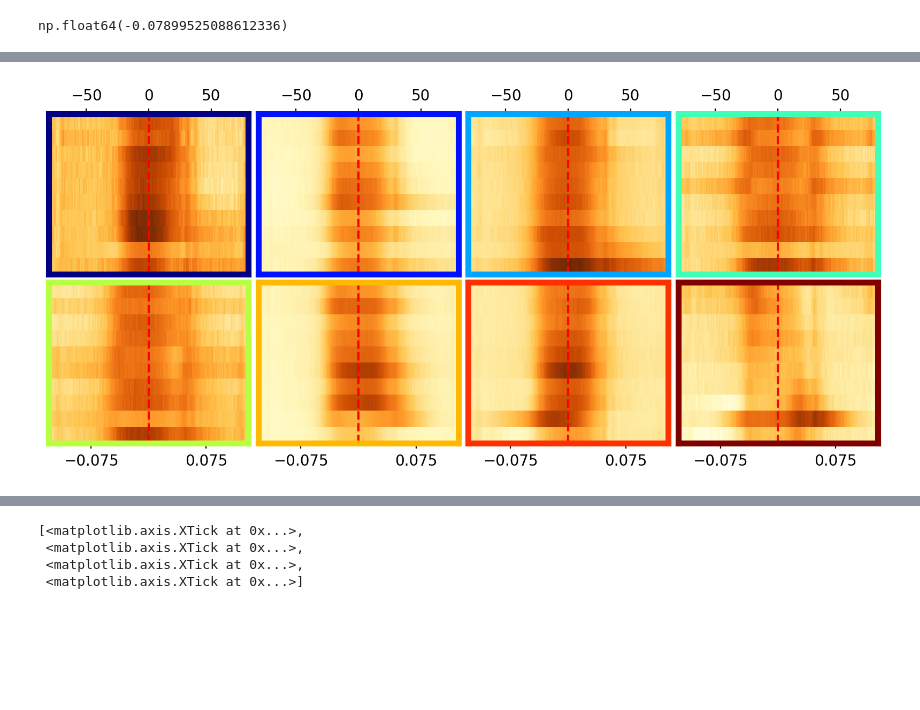
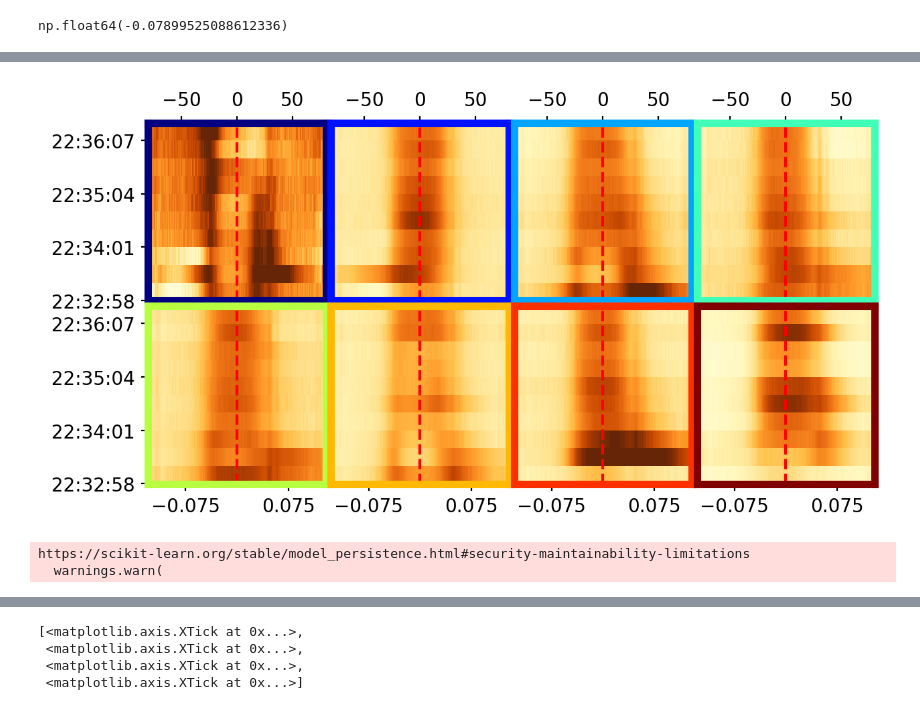
Before and after one commit to coletamburri2112/Flare_Patrol_Analysis, a Jupyter notebook: NOTEBOOKS/11_Aug_2024_Flare_Paper_Plots/pixel_timeseries.ipynb, the cells around one changed output, grey strips where cells are left out. Drawn from its saved outputs; the diff is of its cells as text; code cells hidden in the pictures; blank space fills up the shorter version.

```diff
--- a/NOTEBOOKS/11_Aug_2024_Flare_Paper_Plots/pixel_timeseries.ipynb
+++ b/NOTEBOOKS/11_Aug_2024_Flare_Paper_Plots/pixel_timeseries.ipynb
@@ -115,3 +191,8 @@ def veltrans2(x):
 
 def wltrans(x):
     return ((((x/c)+1)*lamb0)-lamb0)
+# %%
+labeltimes=[]
+
+for i in range(10):
+    labeltimes.append(times[57+91*i][-15:-7])
@@ -118,5 +212,5 @@ def wltrans(x):
 # %%
-fig,ax=plt.subplots(2,4,figsize=(10,4),dpi=200)
+fig,ax=plt.subplots(2,4,figsize=(7,3.5),dpi=200)
 lamb0=396.85
 c=2.99e5
 mu=1
@@ -146,9 +240,14 @@ for j in range(len(ls)):
     for spine in ax.flatten()[j].spines.values():
         spine.set_color(colors[j])
         spine.set_linewidth(4) # Optional: make it thicker
-
     ax.flatten()[j].xaxis.get_major_formatter().set_useOffset(False)
 
-fig.subplots_adjust(wspace=0.05)
-fig.subplots_adjust(hspace=0.05)
+    if j == 0 or j == 4:
+        ax.flatten()[j].set_yticks([(0*91)-45,(3*91)-45,(6*91)-45,(9*91)-45],labeltimes[0:10:3])
+    else:
+        ax.flatten()[j].set_yticks([])
+
+
+fig.subplots_adjust(wspace=0.029)
+fig.subplots_adjust(hspace=0.03)
 # %% [output]
@@ -170,7 +273,6 @@ for j in range(len(ls)):
             caiipcolor.append(flare_arr_caII[l+i+57,:,m])
     ax.flatten()[j].pcolormesh(wave_caII-lamb0,np.arange(0,10*91,91),caiipcolor,cmap='BuGn',vmax=2.5*flare_arr_caII[l+i+57,750,m])
     ax.flatten()[j].set_xlim([-.1,.1])
-    ax.flatten()[j].set_yticks([])
     ax.flatten()[j].set_xticks([-0.05,0.05])
     ax.flatten()[j].axvline(0,c='red',linestyle='dashed')
     if j < 4:
@@ -182,6 +284,12 @@ for j in range(len(ls)):
 
     ax.flatten()[j].xaxis.get_major_formatter().set_useOffset(False)
 
-fig.subplots_adjust(wspace=0.05)
-fig.subplots_adjust(hspace=0.05)
+    if j == 0 or j == 4:
+        ax.flatten()[j].set_yticks([(0*91)-45,(3*91)-45,(6*91)-45,(9*91)-45],labeltimes[0:10:3])
+    else:
+        ax.flatten()[j].set_yticks([])
+
+
+fig.subplots_adjust(wspace=0.029)
+fig.subplots_adjust(hspace=0.03)
 # %% [output]
@@ -209,32 +297,38 @@ array([485.61997006, 485.62107077, 485.62217148, 485.62327219,
 # %%
-fig,ax=plt.subplots(2,4,figsize=(10,4),dpi=200)
+fig,ax=plt.subplots(2,4,figsize=(7,3.5),dpi=200)
 lamb0=486.1375
 c=2.99e5
 mu=1
 for j in range(len(ls)):
-    l=ls[j]
-    m=ms[j]
+    l=x_other_inds[j]
+    m=y_other_inds[j]
     hbetapcolor =[]
     for i in np.arange(0,10*91,91):
         if i == 91:
             hbetapcolor.append(flare_arr_hbeta[l+i+57,:,m]/2)
 
         else:
             hbetapcolor.append(flare_arr_hbeta[l+i+57,:,m])
     ax.flatten()[j].pcolormesh(wave_hbeta-lamb0,np.arange(0,10*91,91),hbetapcolor,cmap='YlOrBr',vmax=2*flare_arr_hbeta[l+i+57,450,m])
     ax.flatten()[j].set_xlim([-0.13,0.13])
     ax.flatten()[j].set_yticks([])
     ax.flatten()[j].set_xticks([-0.075,0.075])
 
     ax.flatten()[j].axvline(0,c='red',linestyle='dashed')
     if j < 4:
        secaxx = ax.flatten()[j].secondary_xaxis('top', functions=(veltrans,wltrans))
        ax.flatten()[j].set_xticks([])
     for spine in ax.flatten()[j].spines.values():
         spine.set_color(colors[j])
         spine.set_linewidth(4) # Optional: make it thicker
 
-fig.subplots_adjust(wspace=0.05)
-fig.subplots_adjust(hspace=0.05)
+    if j == 0 or j == 4:
+        ax.flatten()[j].set_yticks([(0*91)-45,(3*91)-45,(6*91)-45,(9*91)-45],labeltimes[0:10:3])
+    else:
+        ax.flatten()[j].set_yticks([])
+
+
+fig.subplots_adjust(wspace=0.029)
+fig.subplots_adjust(hspace=0.03)
 # %% [output]
-[figure, old version]
+[figure, new version]
@@ -240,0 +396,27 @@ fig.subplots_adjust(hspace=0.05)
+# %%
+#load clustering file
+km_file = np.load(base+'CaIIH_clustering_result.npz',allow_pickle='True')
+
+#extract variables from clustering file
+xarr_ch=km_file['xarr_ch'] # x coordinates for pcolormesh
+yarr_ch=km_file['yarr_ch'] # y coordinates for pcolormesh
+frame_line=km_file['frame_line'] # scans of interest, with along-slit direction limited just to what we want to see
+normprofiles_line=km_file['normprofiles_line'] # normalized spectral line profiles
+times=km_file['times'] # times for each ViSP slit position
+km01=km_file['km0'] # numpy array containing the KMeansClusterer object (nltk)
+labels0=km_file['labels0'] # numpy array containing the cluster number for each pixel
+wave=km_file['wave'] # wavelength array for chosen arm
+sortedinds=km_file['sortedinds'] # cluster indices sorted by weighted mean (blueshifted to redshifted
+selwls=km_file['selwls'] # wavelength array for chosen line only
+sortedwls=km_file['sortedwls'] # location of calculated line center (0 is the first index in "selwls")
+
+#read pandas dataframe containing clusters from csv
+# contains the mask info, including the x values, y values, and cluster number corresponding to each pixel
+df_mask = pd.read_csv(base+'CaIIH_df.csv')
+
+#the result of kmeans is a weird class from the nltk package; extract the necessary info with this line
+km0 = km01.item()   # extract the object so we can read variables directly as attributes of the class
+cc = km0.cluster_centers_
+# %% [output]
+https://scikit-learn.org/stable/model_persistence.html#security-maintainability-limitations
+  warnings.warn(
```
Also changed, not shown: parts of 31 cells of this notebook, 1 other file.
